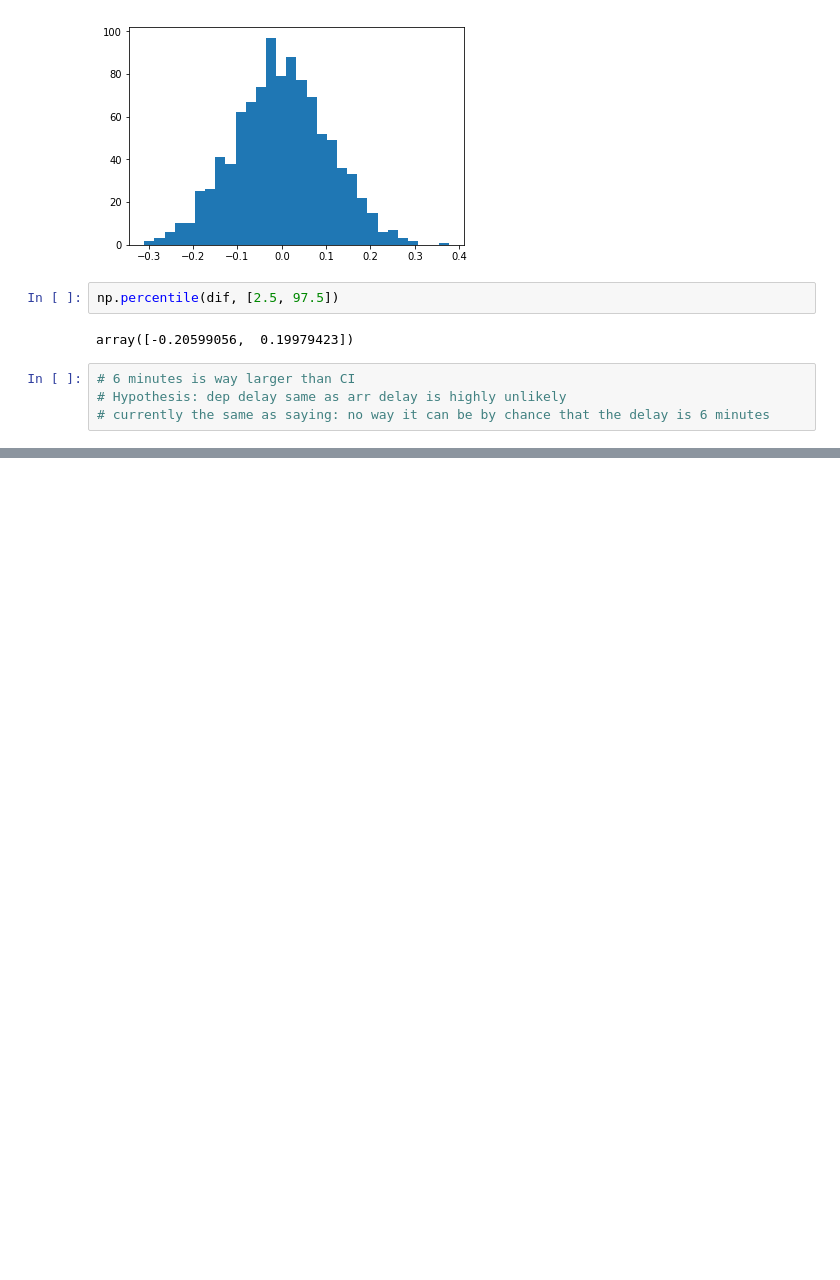
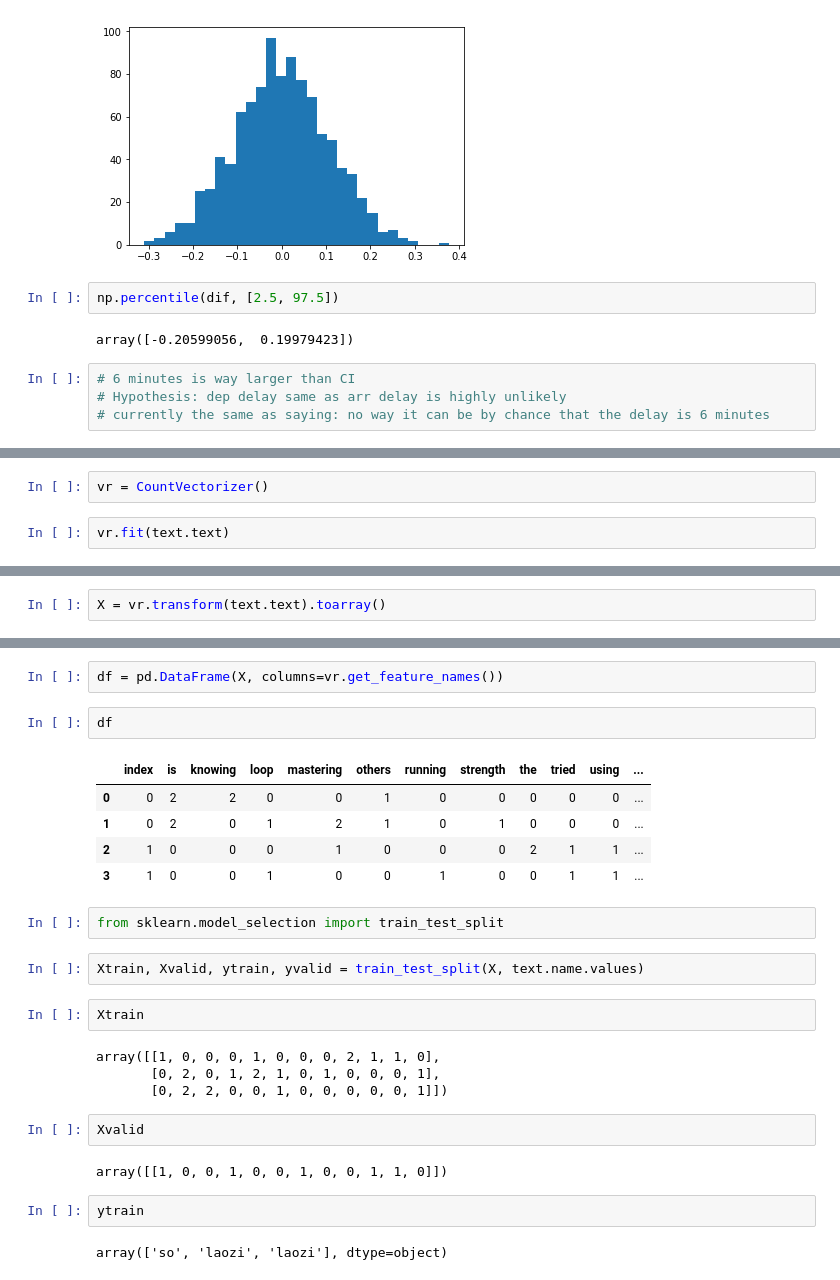
Before and after one commit to simrankota/info370, a Jupyter notebook: sessions/03.11.20.ipynb, the cells around one changed output, grey strips where cells are left out. Cells and saved outputs as stored; diff of their text form; blank space fills up the shorter version.

```diff
--- a/sessions/03.11.20.ipynb
+++ b/sessions/03.11.20.ipynb
@@ -212,0 +261,4 @@ array([-0.20599056,  0.19979423])
+# %%
+vr = CountVectorizer()
+# %%
+vr.fit(text.text)
@@ -212,0 +272,2 @@ array([-0.20599056,  0.19979423])
+# %%
+X = vr.transform(text.text).toarray()
@@ -212,0 +289,28 @@ array([-0.20599056,  0.19979423])
+# %%
+df = pd.DataFrame(X, columns=vr.get_feature_names())
+# %%
+df
+# %% [output]
+|  | index | is | knowing | loop | mastering | others | running | strength | the | tried | using | ... |
+| 0 | 0 | 2 | 2 | 0 | 0 | 1 | 0 | 0 | 0 | 0 | 0 | ... |
+| 1 | 0 | 2 | 0 | 1 | 2 | 1 | 0 | 1 | 0 | 0 | 0 | ... |
+| 2 | 1 | 0 | 0 | 0 | 1 | 0 | 0 | 0 | 2 | 1 | 1 | ... |
+| 3 | 1 | 0 | 0 | 1 | 0 | 0 | 1 | 0 | 0 | 1 | 1 | ... |
+# %%
+from sklearn.model_selection import train_test_split
+# %%
+Xtrain, Xvalid, ytrain, yvalid = train_test_split(X, text.name.values)
+# %%
+Xtrain
+# %% [output]
+array([[1, 0, 0, 0, 1, 0, 0, 0, 2, 1, 1, 0],
+       [0, 2, 0, 1, 2, 1, 0, 1, 0, 0, 0, 1],
+       [0, 2, 2, 0, 0, 1, 0, 0, 0, 0, 0, 1]])
+# %%
+Xvalid
+# %% [output]
+array([[1, 0, 0, 1, 0, 0, 1, 0, 0, 1, 1, 0]])
+# %%
+ytrain
+# %% [output]
+array(['so', 'laozi', 'laozi'], dtype=object)
```
Also changed, not shown: parts of 16 cells of this notebook.
